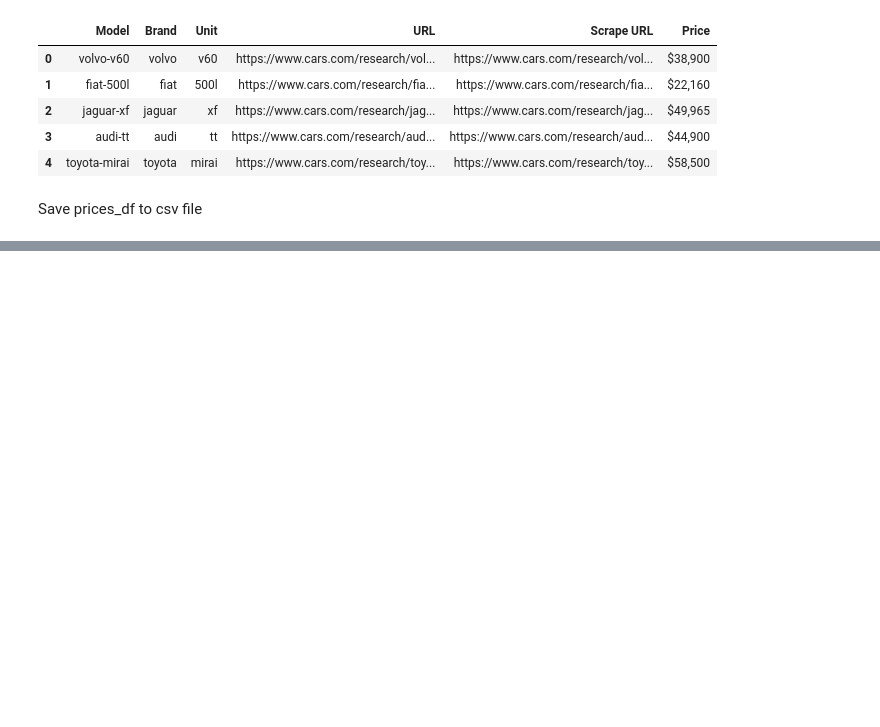
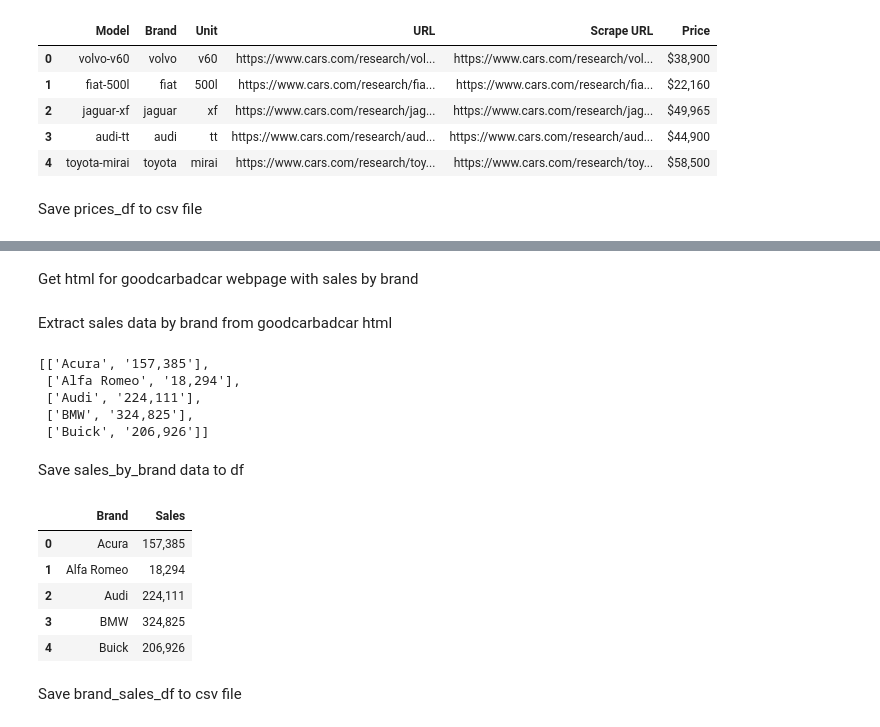
Before and after one commit to blantj/Auto_Sales_Regression, a Jupyter notebook: Webscrape.ipynb, the cells around one changed output, grey strips where cells are left out. Cells and saved outputs as stored; diff of their text form; code cells hidden in the pictures; blank space fills up the shorter version.

Commit message:
Update with brand sales data

```diff
--- a/Webscrape.ipynb
+++ b/Webscrape.ipynb
@@ -434,0 +438,2 @@ prices_df.to_csv('Data/Prices.csv', index=False)
+# %% [markdown]
+Get html for goodcarbadcar webpage with sales by brand
@@ -434,0 +442,34 @@ prices_df.to_csv('Data/Prices.csv', index=False)
+# %% [markdown]
+Extract sales data by brand from goodcarbadcar html
+# %%
+sales_by_brand = []
+soup = BeautifulSoup(driver.page_source, 'html.parser')
+table = soup.find('table', {'id' : 'table_1'})
+table_body = table.find('tbody')
+rows = table_body.find_all('tr')
+for row in rows:
+    row_data = []
+    for row_datapoint in row.find_all('td'):
+        row_data.append(row_datapoint.text)
+    sales_by_brand.append([row_data[0], row_data[4]])
+sales_by_brand[0:5]
+# %% [output]
+[['Acura', '157,385'],
+ ['Alfa Romeo', '18,294'],
+ ['Audi', '224,111'],
+ ['BMW', '324,825'],
+ ['Buick', '206,926']]
+# %% [markdown]
+Save sales_by_brand data to df
+# %%
+brand_sales_df = pd.DataFrame(sales_by_brand, columns=['Brand', 'Sales'])
+brand_sales_df.head()
+# %% [output]
+|  | Brand | Sales |
+| 0 | Acura | 157,385 |
+| 1 | Alfa Romeo | 18,294 |
+| 2 | Audi | 224,111 |
+| 3 | BMW | 324,825 |
+| 4 | Buick | 206,926 |
+# %% [markdown]
+Save brand_sales_df to csv file
```
Also changed, not shown: parts of 4 cells of this notebook.
